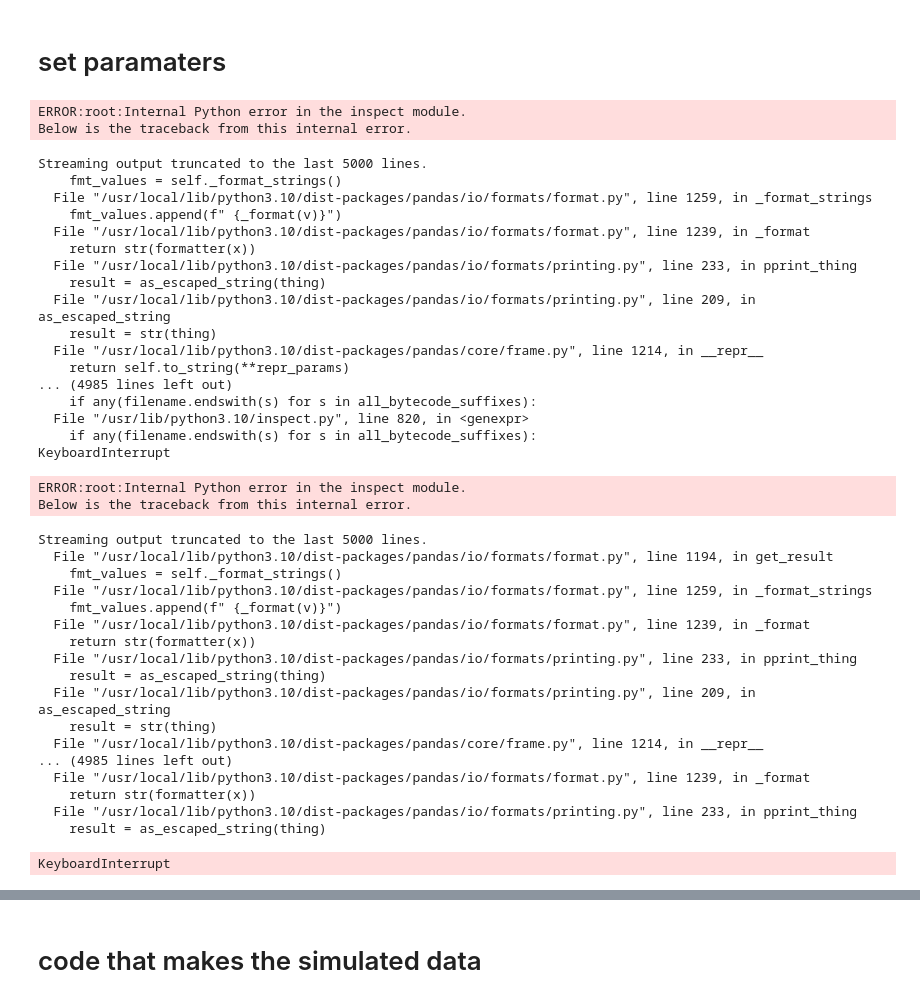
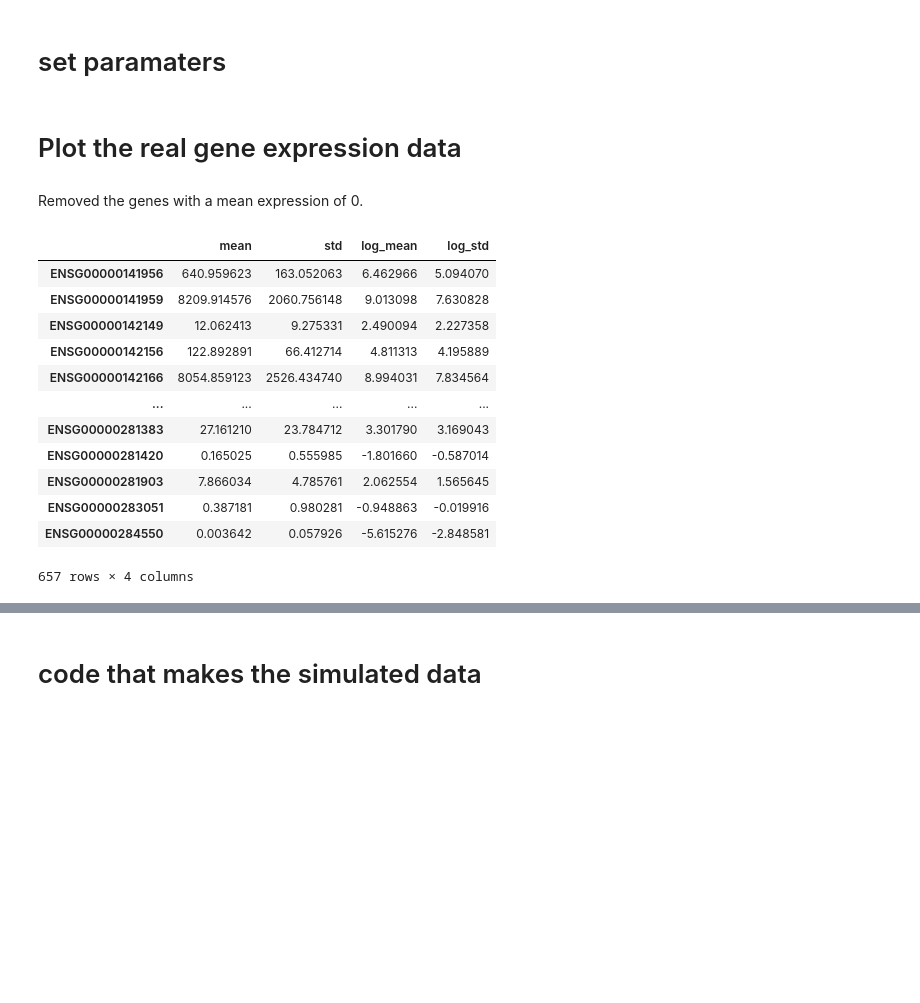
Before and after one commit to reza610/psea, a Jupyter notebook: notebook_examples/simulateddata-bothdirs.ipynb, the cells around one changed output, grey strips where cells are left out. Cells and saved outputs as stored; diff of their text form; code cells hidden in the pictures; blank space fills up the shorter version.

```diff
--- a/notebook_examples/simulateddata-bothdirs.ipynb
+++ b/notebook_examples/simulateddata-bothdirs.ipynb
@@ -9,7 +8,7 @@ import random
 # %%
 #This brings in the normalized counts for all the individuals with Trisomy 21 in the Human Trisome Project. These are not the real count data but are similar to reall count data.
 #df=pd.read_csv('/content/drive/MyDrive/normcounts.csv')
-gene_exp_url="https://media.githubusercontent.com/media/Dowell-Lab/psea/refs/heads/main/testdata/value_expression_large.csv"
+gene_exp_url="https://raw.githubusercontent.com/Dowell-Lab/psea/refs/heads/main/testdata/value_expression.csv"
 gene_exp_df=pd.read_csv(gene_exp_url, index_col=0)
 
 #this brings in the medical disorders for all the individuals with Trisomy 21 in the Human Trisome Project
@@ -18,7 +17,7 @@ comorbid_df = pd.read_csv(comorbid_url, index_col=0)
 
 #this brings in random names to use
 namefile = "https://raw.githubusercontent.com/Dowell-Lab/psea/refs/heads/main/testdata/namelist.txt"
-name_df = pd.read_csv(namefile, index_col=0)
+namesdf = pd.read_csv(namefile, index_col=0)
 # %%
 samplename="Patient"
 # %% [markdown]
@@ -39,43 +27,31 @@ percentwithcomorbidintoppercentpeoplelist=[0.75,0.5,0.25]
-# %%
-gene_exp_df_2["mean"] = gene_exp_df_2.mean(axis=1
-gene_exp_df_2
-# %% [output]
-ERROR:root:Internal Python error in the inspect module.
-Below is the traceback from this internal error.
-Streaming output truncated to the last 5000 lines.
-    fmt_values = self._format_strings()
-  File "/usr/local/lib/python3.10/dist-packages/pandas/io/formats/format.py", line 1259, in _format_strings
-    fmt_values.append(f" {_format(v)}")
-  File "/usr/local/lib/python3.10/dist-packages/pandas/io/formats/format.py", line 1239, in _format
-    return str(formatter(x))
-  File "/usr/local/lib/python3.10/dist-packages/pandas/io/formats/printing.py", line 233, in pprint_thing
-    result = as_escaped_string(thing)
-  File "/usr/local/lib/python3.10/dist-packages/pandas/io/formats/printing.py", line 209, in as_escaped_string
-    result = str(thing)
-  File "/usr/local/lib/python3.10/dist-packages/pandas/core/frame.py", line 1214, in __repr__
-    return self.to_string(**repr_params)
-... (4985 lines left out)
-    if any(filename.endswith(s) for s in all_bytecode_suffixes):
-  File "/usr/lib/python3.10/inspect.py", line 820, in <genexpr>
-    if any(filename.endswith(s) for s in all_bytecode_suffixes):
-KeyboardInterrupt
-ERROR:root:Internal Python error in the inspect module.
-Below is the traceback from this internal error.
-Streaming output truncated to the last 5000 lines.
-  File "/usr/local/lib/python3.10/dist-packages/pandas/io/formats/format.py", line 1194, in get_result
-    fmt_values = self._format_strings()
-  File "/usr/local/lib/python3.10/dist-packages/pandas/io/formats/format.py", line 1259, in _format_strings
-    fmt_values.append(f" {_format(v)}")
-  File "/usr/local/lib/python3.10/dist-packages/pandas/io/formats/format.py", line 1239, in _format
-    return str(formatter(x))
-  File "/usr/local/lib/python3.10/dist-packages/pandas/io/formats/printing.py", line 233, in pprint_thing
-    result = as_escaped_string(thing)
-  File "/usr/local/lib/python3.10/dist-packages/pandas/io/formats/printing.py", line 209, in as_escaped_string
-    result = str(thing)
-  File "/usr/local/lib/python3.10/dist-packages/pandas/core/frame.py", line 1214, in __repr__
-... (4985 lines left out)
-  File "/usr/local/lib/python3.10/dist-packages/pandas/io/formats/format.py", line 1239, in _format
-    return str(formatter(x))
-  File "/usr/local/lib/python3.10/dist-packages/pandas/io/formats/printing.py", line 233, in pprint_thing
-    result = as_escaped_string(thing)
-KeyboardInterrupt
+# %% [markdown]
+# Plot the real gene expression data
+# %% [markdown]
+Removed the genes with a mean expression of 0.
+# %%
+genenames = [colname for colname in gene_exp_df.columns if colname!=samplename]
+
+
+gene_exp_df_2 = gene_exp_df[genenames]
+gene_exp_df_2 = gene_exp_df_2.T
+gene_exp_df_2["mean"] = gene_exp_df_2.mean(axis=1)
+gene_exp_df_2["std"] = gene_exp_df_2.std(axis=1)
+gene_exp_df_2 = gene_exp_df_2[["mean", "std"]]
+gene_exp_df_2 = gene_exp_df_2[gene_exp_df_2["mean"]!=0]
+gene_exp_df_2["log_mean"] = np.log(gene_exp_df_2["mean"])
+gene_exp_df_2["log_std"] = np.log(gene_exp_df_2["std"])
+gene_exp_df_2
+# %% [output]
+|  | mean | std | log_mean | log_std |
+| ENSG00000141956 | 640.959623 | 163.052063 | 6.462966 | 5.094070 |
+| ENSG00000141959 | 8209.914576 | 2060.756148 | 9.013098 | 7.630828 |
+| ENSG00000142149 | 12.062413 | 9.275331 | 2.490094 | 2.227358 |
+| ENSG00000142156 | 122.892891 | 66.412714 | 4.811313 | 4.195889 |
+| ENSG00000142166 | 8054.859123 | 2526.434740 | 8.994031 | 7.834564 |
+| ... | ... | ... | ... | ... |
+| ENSG00000281383 | 27.161210 | 23.784712 | 3.301790 | 3.169043 |
+| ENSG00000281420 | 0.165025 | 0.555985 | -1.801660 | -0.587014 |
+| ENSG00000281903 | 7.866034 | 4.785761 | 2.062554 | 1.565645 |
+| ENSG00000283051 | 0.387181 | 0.980281 | -0.948863 | -0.019916 |
+| ENSG00000284550 | 0.003642 | 0.057926 | -5.615276 | -2.848581 |
+657 rows × 4 columns
```
Also changed, not shown: parts of 13 cells of this notebook.
